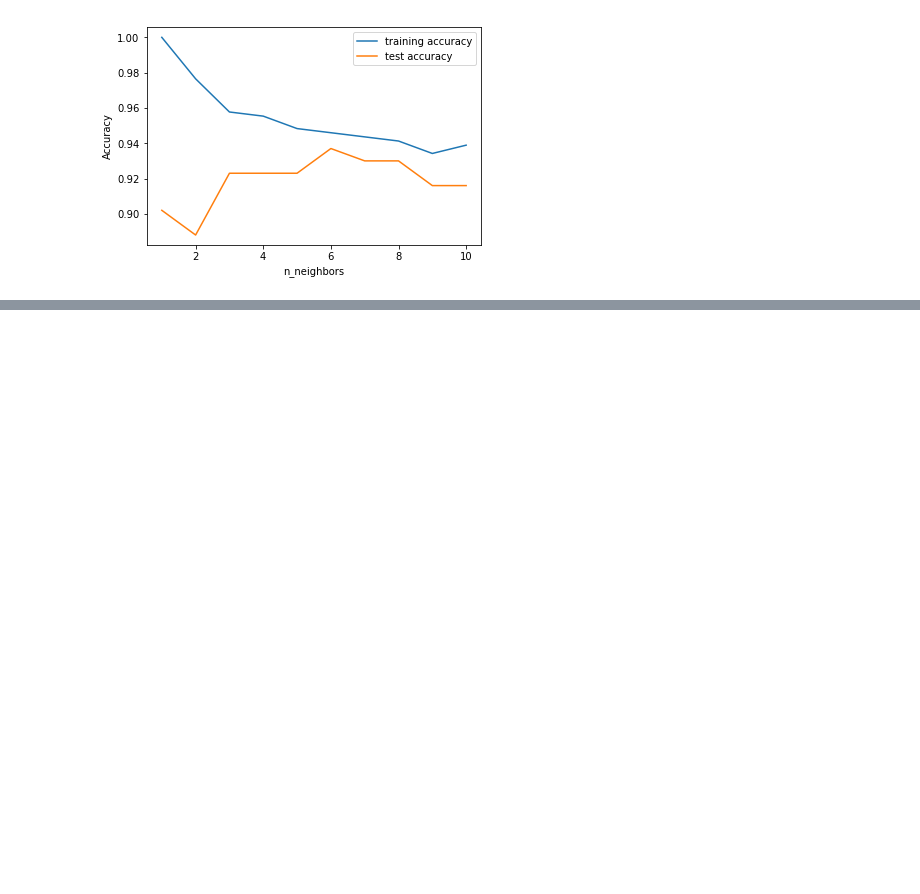
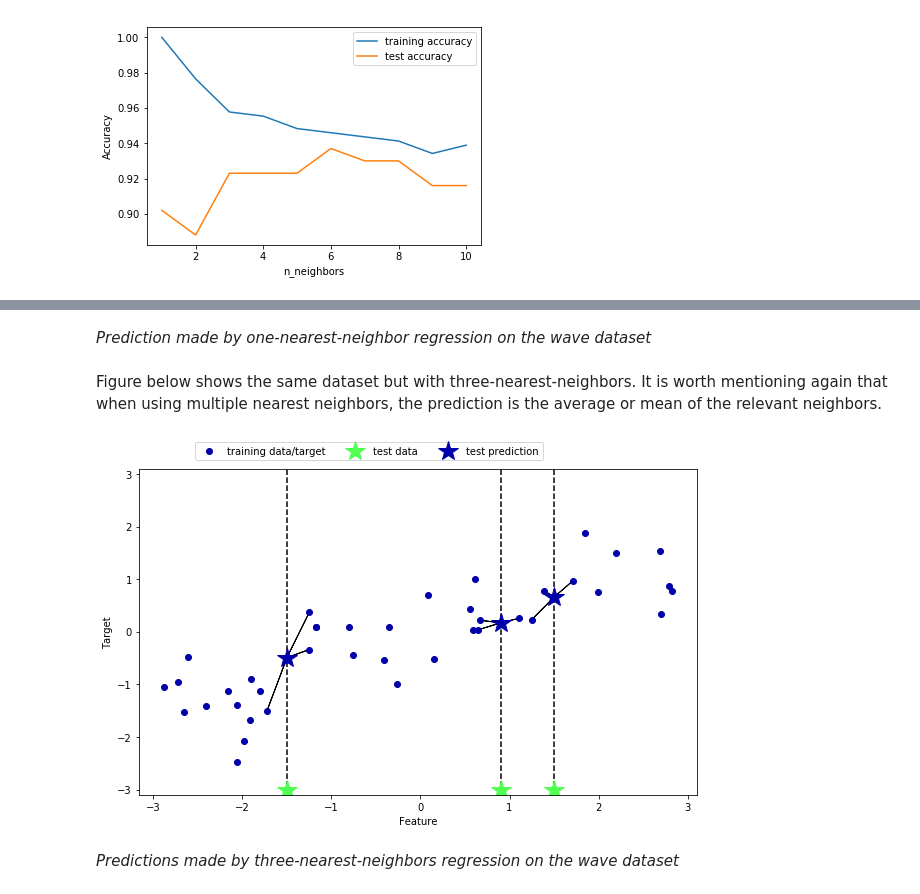
Before and after one commit to abudata/Machine_Learning, a Jupyter notebook: Supervised_learning.ipynb, the cells around one changed output, grey strips where cells are left out. Drawn from its saved outputs; the diff is of its cells as text; code cells hidden in the pictures; blank space fills up the shorter version.

```diff
--- a/Supervised_learning.ipynb
+++ b/Supervised_learning.ipynb
@@ -252,0 +276,10 @@ plt.legend()
+# %% [markdown]
+*Prediction made by one-nearest-neighbor regression on the wave dataset*
+# %% [markdown]
+Figure below shows the same dataset but with three-nearest-neighbors. It is worth mentioning again that when using multiple nearest neighbors, the prediction is the average or mean of the relevant neighbors.
+# %%
+mglearn.plots.plot_knn_regression(n_neighbors=3)
+# %% [output]
+[figure, added]
+# %% [markdown]
+*Predictions made by three-nearest-neighbors regression on the wave dataset*
```
Also changed, not shown: parts of 5 cells of this notebook.
